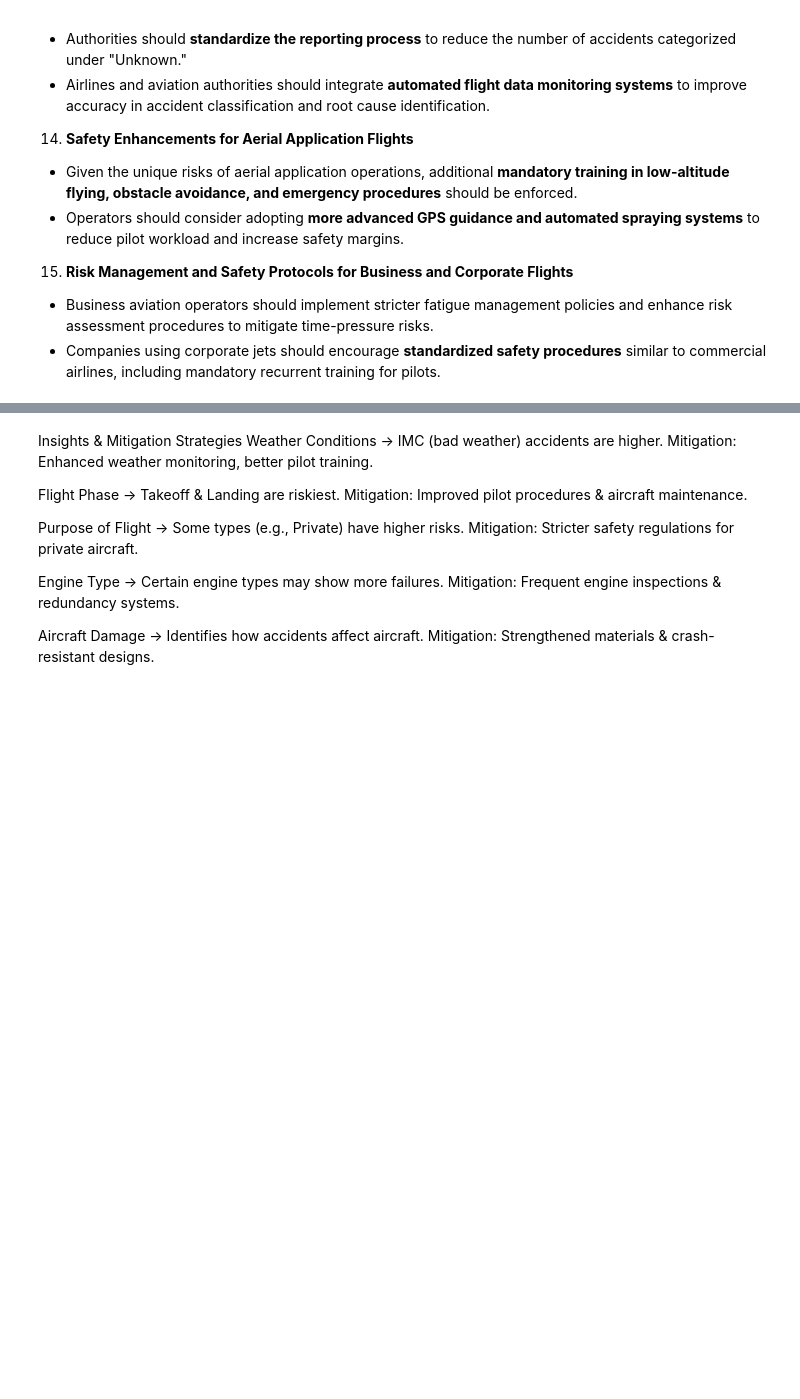
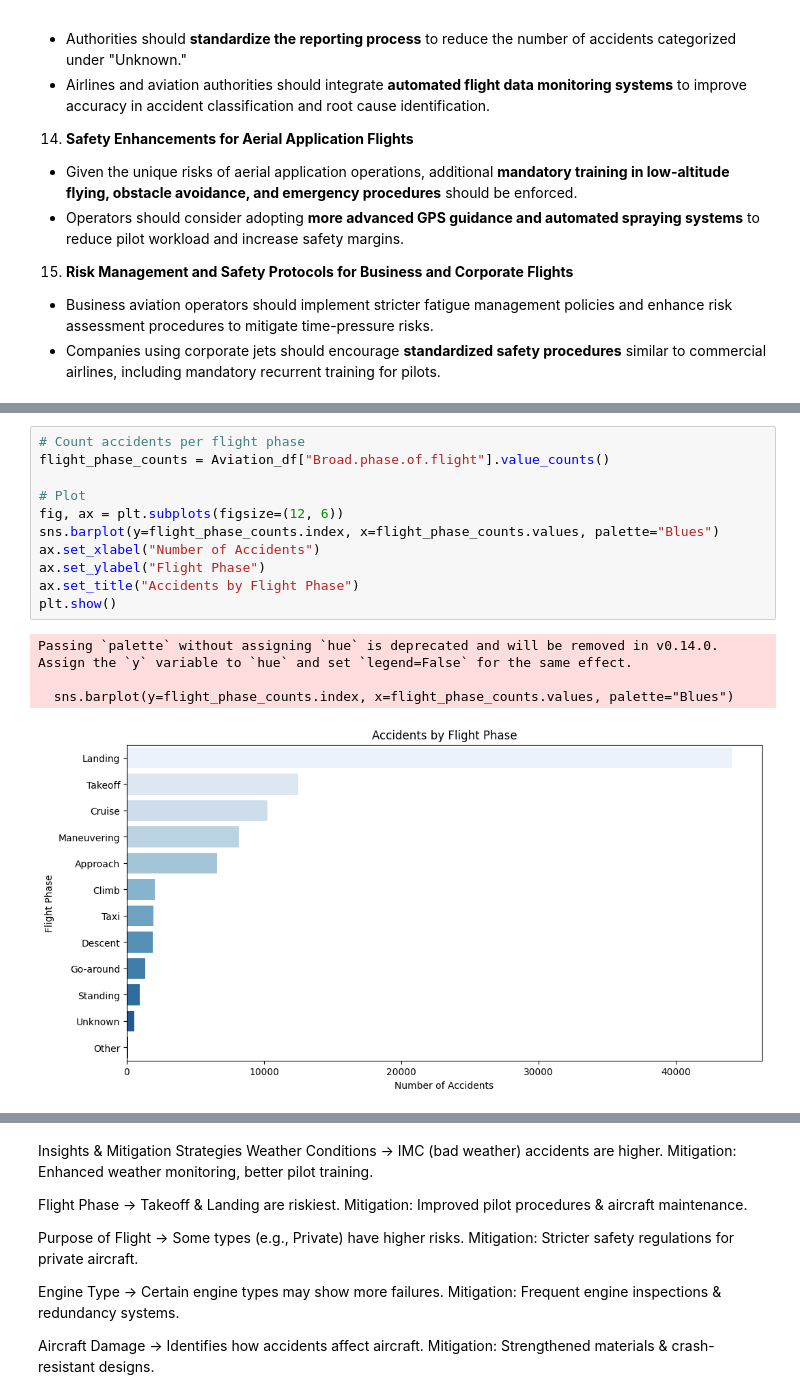
Before and after one commit to RonnyMuthomi/dsc-phase1-project, a Jupyter notebook: index.ipynb, the cells around one changed output, grey strips where cells are left out. Saved outputs shown, nothing was run; the diff lists cells and outputs as text; blank space fills up the shorter version.

```diff
--- a/index.ipynb
+++ b/index.ipynb
@@ -1379,0 +1495,16 @@ Passing `palette` without assigning `hue` is deprecated and will be removed in v
+# %%
+# Count accidents per flight phase
+flight_phase_counts = Aviation_df["Broad.phase.of.flight"].value_counts()
+
+# Plot
+fig, ax = plt.subplots(figsize=(12, 6))
+sns.barplot(y=flight_phase_counts.index, x=flight_phase_counts.values, palette="Blues")
+ax.set_xlabel("Number of Accidents")
+ax.set_ylabel("Flight Phase")
+ax.set_title("Accidents by Flight Phase")
+plt.show()
+# %% [output]
+Passing `palette` without assigning `hue` is deprecated and will be removed in v0.14.0. Assign the `y` variable to `hue` and set `legend=False` for the same effect.
+
+  sns.barplot(y=flight_phase_counts.index, x=flight_phase_counts.values, palette="Blues")
+[figure, added]
```
Also changed, not shown: parts of 52 cells of this notebook.
